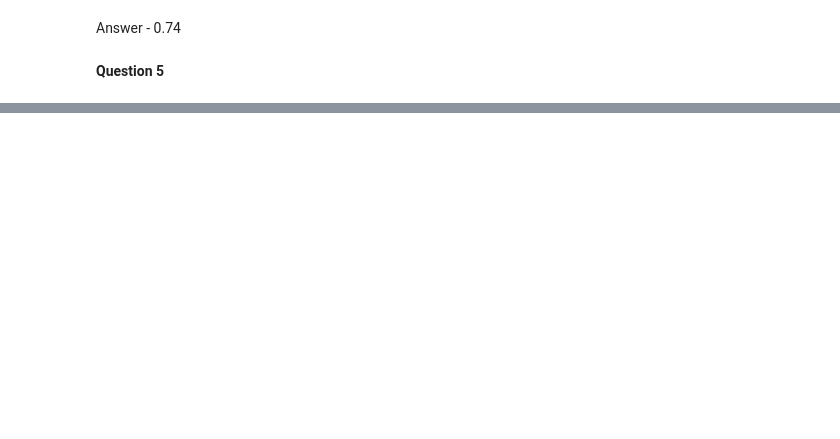
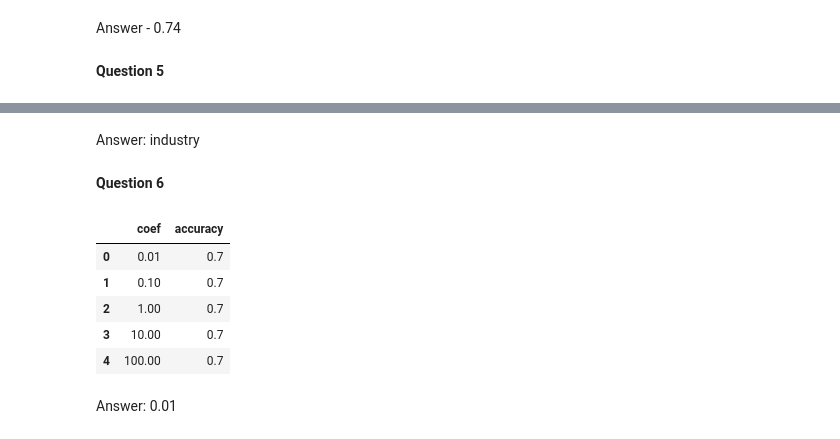
Before and after one commit to pfocchken/ml-zoomcamp-2025-new, a Jupyter notebook: Homework_03.ipynb, the cells around one changed output, grey strips where cells are left out. Drawn from its saved outputs; the diff is of its cells as text; code cells hidden in the pictures; blank space fills up the shorter version.

```diff
--- a/Homework_03.ipynb
+++ b/Homework_03.ipynb
@@ -188,0 +241,28 @@ Answer - 0.74
+# %% [markdown]
+Answer: industry
+# %% [markdown]
+**Question 6**
+# %%
+accuracies = []
+
+for coef in [0.01, 0.1, 1, 10, 100]:
+  model = train_model(df_train, y_train, coef)
+  new_mean = calculate_mean(model, df_val, y_val)
+
+  accuracies.append(
+      {
+          "coef": coef,
+          "accuracy": new_mean
+      }
+  )
+
+pd.DataFrame(accuracies).round(3)
+# %% [output]
+|  | coef | accuracy |
+| 0 | 0.01 | 0.7 |
+| 1 | 0.10 | 0.7 |
+| 2 | 1.00 | 0.7 |
+| 3 | 10.00 | 0.7 |
+| 4 | 100.00 | 0.7 |
+# %% [markdown]
+Answer: 0.01
```
Also changed, not shown: parts of 6 cells of this notebook.
